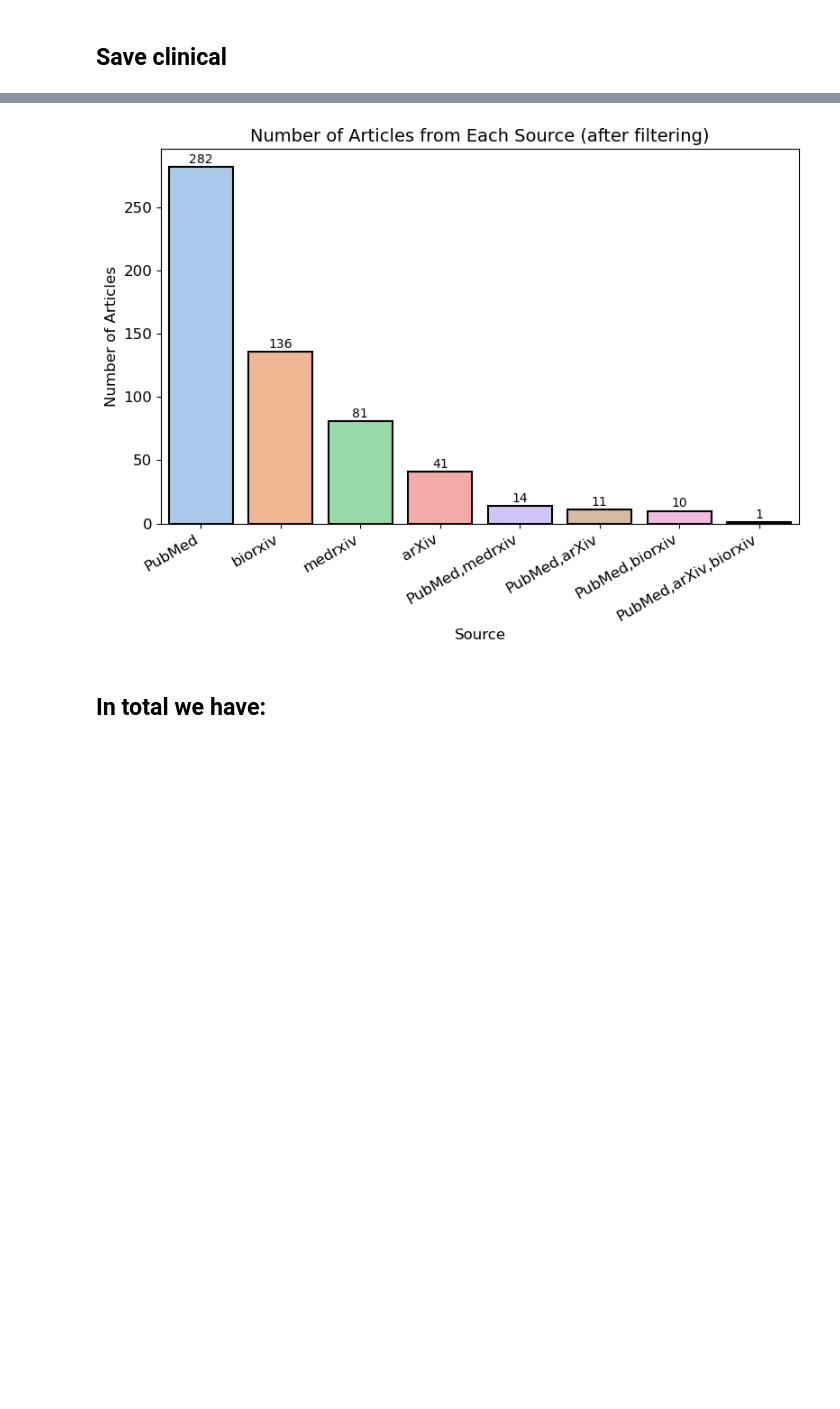
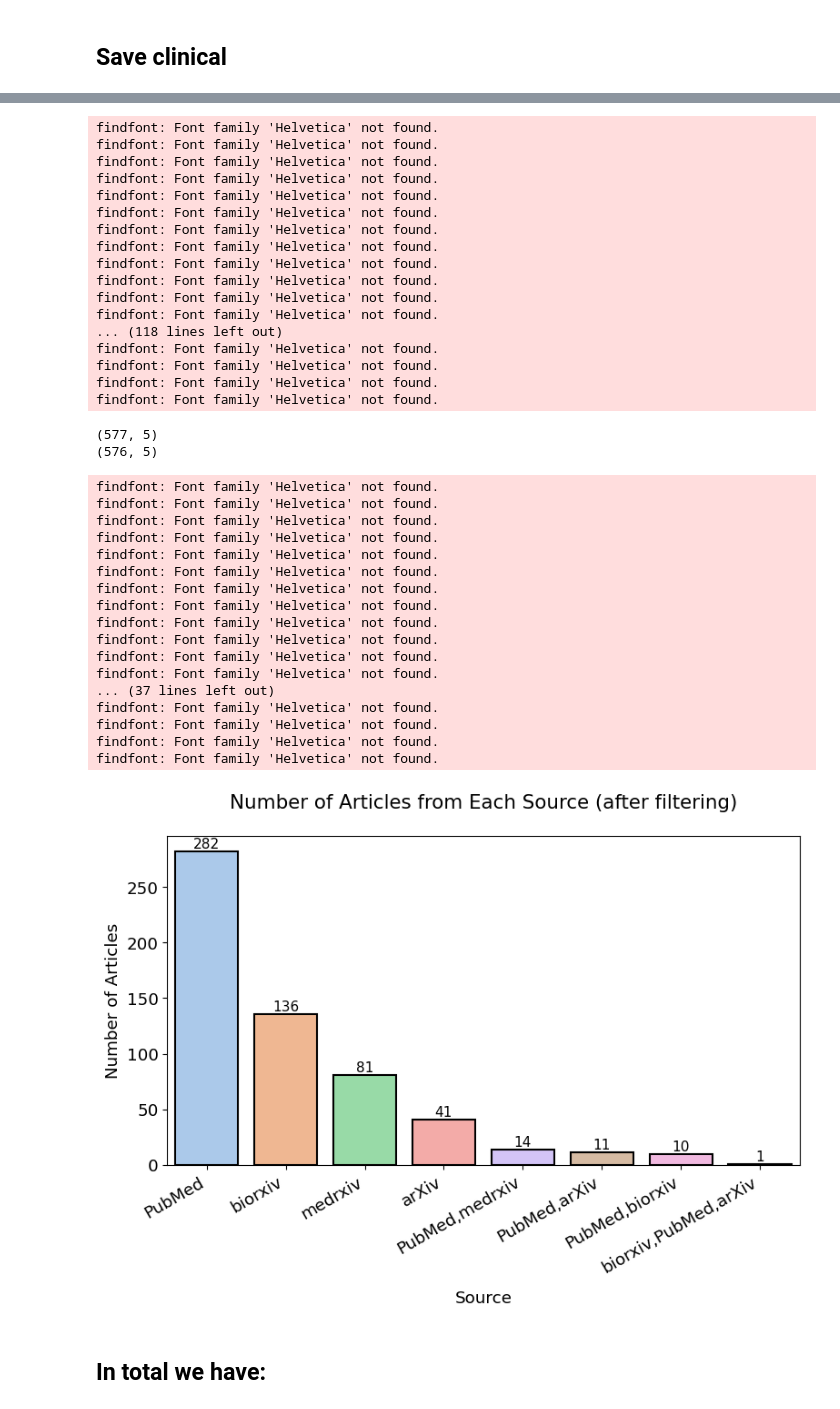
Before and after one commit to TohaRhymes/llm_in_diagnostics, a Jupyter notebook: scripts/2_clean_EDA_and_clinical_extraction.ipynb, the cells around one changed output, grey strips where cells are left out. Cells and saved outputs as stored; diff of their text form; code cells hidden in the pictures; blank space fills up the shorter version.

```diff
--- a/scripts/2_clean_EDA_and_clinical_extraction.ipynb
+++ b/scripts/2_clean_EDA_and_clinical_extraction.ipynb
@@ -698,7 +705,7 @@ df_cleaned_clinic[
         "abstract",
         "source",
     ]
-].to_csv(os.path.join(DATA_DIR, "clinic_genetic.csv"), index=False)
+].to_csv(os.path.join('..', DATA_DIR, "clinic_genetic.csv"), index=False)
 after_filtering = plot_article_source_histogram(df_cleaned_clinic, save_path="../figures/Fig2_b.pdf", title='Number of Articles from Each Source (after filtering)', up_size=3)
 # %% [output]
 (51613, 5)
@@ -712,4 +717,40 @@ after_filtering = plot_article_source_histogram(df_cleaned_clinic, save_path="..
+findfont: Font family 'Helvetica' not found.
+findfont: Font family 'Helvetica' not found.
+findfont: Font family 'Helvetica' not found.
+findfont: Font family 'Helvetica' not found.
+findfont: Font family 'Helvetica' not found.
+findfont: Font family 'Helvetica' not found.
+findfont: Font family 'Helvetica' not found.
+findfont: Font family 'Helvetica' not found.
+findfont: Font family 'Helvetica' not found.
+findfont: Font family 'Helvetica' not found.
+findfont: Font family 'Helvetica' not found.
+findfont: Font family 'Helvetica' not found.
+... (118 lines left out)
+findfont: Font family 'Helvetica' not found.
+findfont: Font family 'Helvetica' not found.
+findfont: Font family 'Helvetica' not found.
+findfont: Font family 'Helvetica' not found.
+(577, 5)
+(576, 5)
+findfont: Font family 'Helvetica' not found.
+findfont: Font family 'Helvetica' not found.
+findfont: Font family 'Helvetica' not found.
+findfont: Font family 'Helvetica' not found.
+findfont: Font family 'Helvetica' not found.
+findfont: Font family 'Helvetica' not found.
+findfont: Font family 'Helvetica' not found.
+findfont: Font family 'Helvetica' not found.
+findfont: Font family 'Helvetica' not found.
+findfont: Font family 'Helvetica' not found.
+findfont: Font family 'Helvetica' not found.
+findfont: Font family 'Helvetica' not found.
+... (37 lines left out)
+findfont: Font family 'Helvetica' not found.
+findfont: Font family 'Helvetica' not found.
+findfont: Font family 'Helvetica' not found.
+findfont: Font family 'Helvetica' not found.
-[figure, old version]
+[figure, new version]
 # %% [markdown]
 ## In total we have:
 # %%
```
Also changed, not shown: parts of 17 cells of this notebook, 46 other files.
